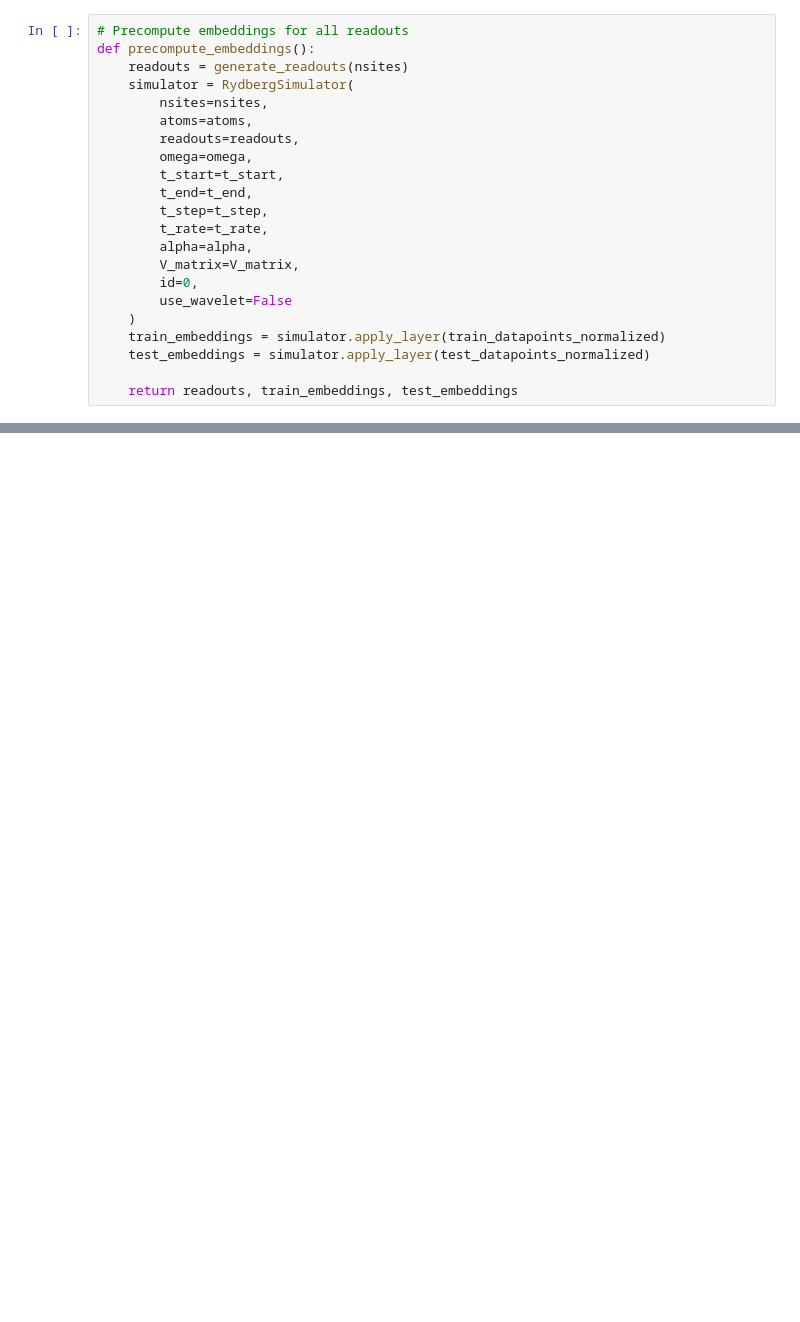
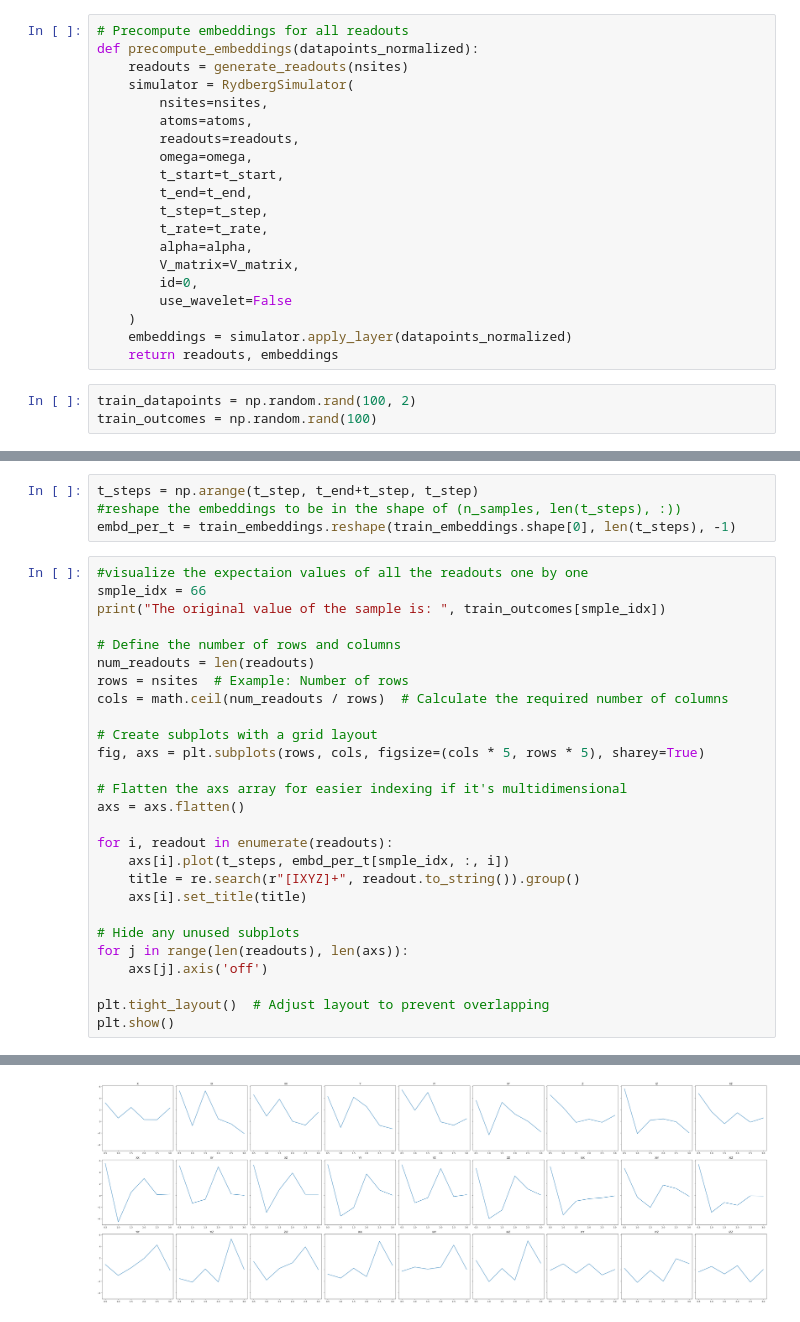
Before and after one commit to ShehbazTariq/cudaq-qrc, a Jupyter notebook: Rydberg.ipynb, the cells around one changed output, grey strips where cells are left out. Saved outputs shown, nothing was run; the diff lists cells and outputs as text; blank space fills up the shorter version.

```diff
--- a/Rydberg.ipynb
+++ b/Rydberg.ipynb
@@ -10,6 +12,6 @@ from dynamics import *
 # %%
 # Precompute embeddings for all readouts
-def precompute_embeddings():
+def precompute_embeddings(datapoints_normalized):
     readouts = generate_readouts(nsites)
     simulator = RydbergSimulator(
         nsites=nsites,
@@ -25,8 +27,9 @@ def precompute_embeddings():
         id=0,
         use_wavelet=False
     )
-    train_embeddings = simulator.apply_layer(train_datapoints_normalized)
-    test_embeddings = simulator.apply_layer(test_datapoints_normalized)
-
-    return readouts, train_embeddings, test_embeddings
+    embeddings = simulator.apply_layer(datapoints_normalized)
+    return readouts, embeddings
+# %%
+train_datapoints = np.random.rand(100, 2)
+train_outcomes = np.random.rand(100)
 # %%
@@ -70,0 +56,32 @@ Saved embeddings for nsites=6
+# %%
+t_steps = np.arange(t_step, t_end+t_step, t_step)
+#reshape the embeddings to be in the shape of (n_samples, len(t_steps), :))
+embd_per_t = train_embeddings.reshape(train_embeddings.shape[0], len(t_steps), -1)
+# %%
+#visualize the expectaion values of all the readouts one by one
+smple_idx = 66
+print("The original value of the sample is: ", train_outcomes[smple_idx])
+
+# Define the number of rows and columns
+num_readouts = len(readouts)
+rows = nsites  # Example: Number of rows
+cols = math.ceil(num_readouts / rows)  # Calculate the required number of columns
+
+# Create subplots with a grid layout
+fig, axs = plt.subplots(rows, cols, figsize=(cols * 5, rows * 5), sharey=True)
+
+# Flatten the axs array for easier indexing if it's multidimensional
+axs = axs.flatten()
+
+for i, readout in enumerate(readouts):
+    axs[i].plot(t_steps, embd_per_t[smple_idx, :, i])
+    title = re.search(r"[IXYZ]+", readout.to_string()).group()
+    axs[i].set_title(title)
+
+# Hide any unused subplots
+for j in range(len(readouts), len(axs)):
+    axs[j].axis('off')
+
+plt.tight_layout()  # Adjust layout to prevent overlapping
+plt.show()
+# %% [output]
@@ -70,0 +89 @@ Saved embeddings for nsites=6
+[figure, added]
```
Also changed, not shown: parts of 7 cells of this notebook.
